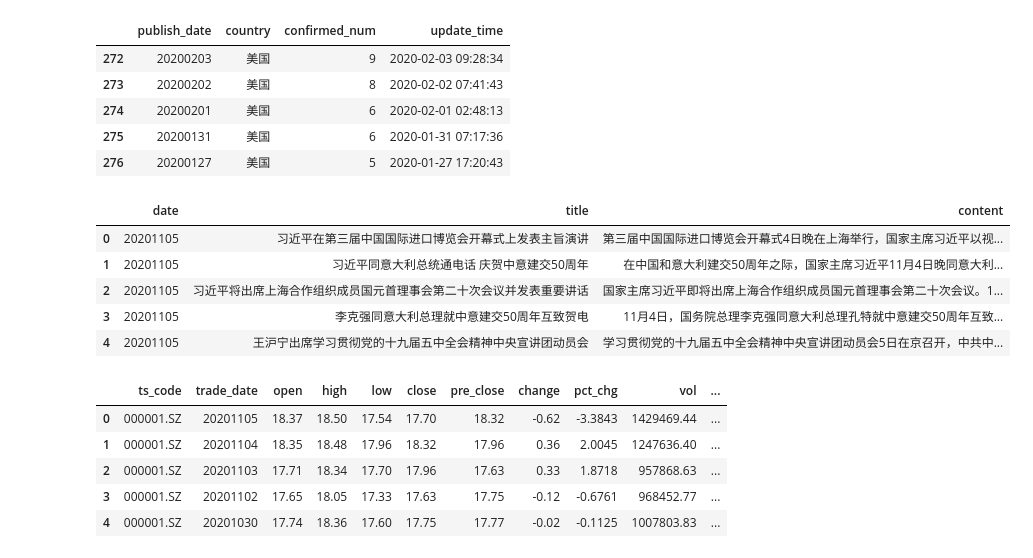
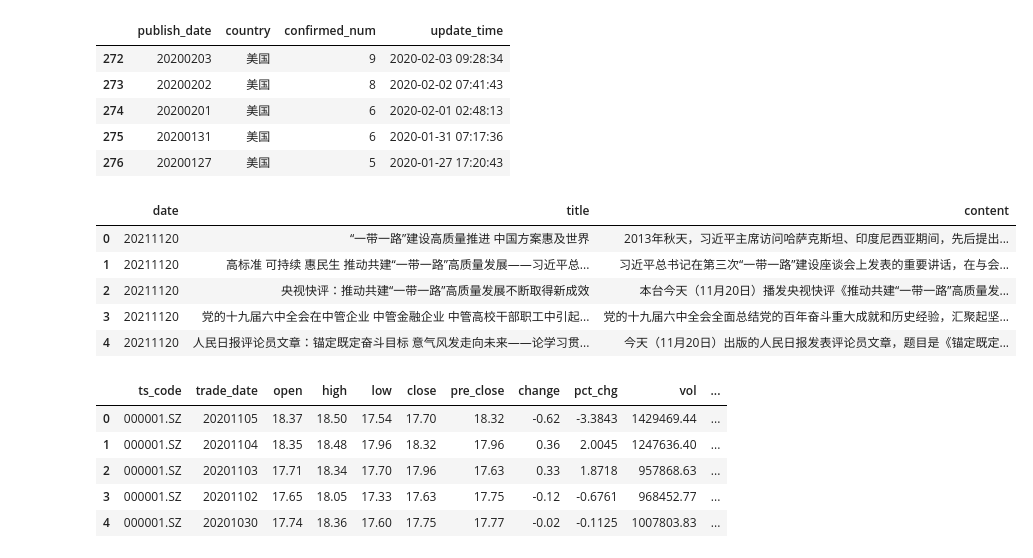
Before and after one commit to xinihe/jrxy_python_course, a Jupyter notebook: DataSession/API_and_Data_Retrieval.ipynb, the cells around one changed output. Drawn from its saved outputs; the diff is of its cells as text; code cells hidden in the pictures.

```diff
--- a/DataSession/API_and_Data_Retrieval.ipynb
+++ b/DataSession/API_and_Data_Retrieval.ipynb
@@ -200,11 +191,8 @@ for r in res:
 tushare.pro
 # %%
 import tushare as ts
+import getpass
 
-tushare_token = '1c8b06446534ae510c8c68e38fc248b99f89ac3814cb55645ae2be72'  # 请在 tushare.pro 网站注册并且告知学生身份，可以取得你的token
+tushare_token = getpass.getpass("Please input the token：  ")
 pro = ts.pro_api(tushare_token)
-
-
-df = pro.fund_company()
-df.head()
 # %% [output]
@@ -235,15 +228,15 @@ df.tail()
 | 275 | 20200131 | 美国 | 6 | 2020-01-31 07:17:36 |
 | 276 | 20200127 | 美国 | 5 | 2020-01-27 17:20:43 |
 # %%
-df = pro.cctv_news(date='20201105')
+df = pro.cctv_news(date='20211120')
 df.head()
 # %% [output]
 |  | date | title | content |
-| 0 | 20201105 | 习近平在第三届中国国际进口博览会开幕式上发表主旨演讲 | 第三届中国国际进口博览会开幕式4日晚在上海举行，国家主席习近平以视... |
-| 1 | 20201105 | 习近平同意大利总统通电话 庆贺中意建交50周年 | 在中国和意大利建交50周年之际，国家主席习近平11月4日晚同意大利... |
-| 2 | 20201105 | 习近平将出席上海合作组织成员国元首理事会第二十次会议并发表重要讲话 | 国家主席习近平即将出席上海合作组织成员国元首理事会第二十次会议。1... |
-| 3 | 20201105 | 李克强同意大利总理就中意建交50周年互致贺电 | 11月4日，国务院总理李克强同意大利总理孔特就中意建交50周年互致... |
-| 4 | 20201105 | 王沪宁出席学习贯彻党的十九届五中全会精神中央宣讲团动员会 | 学习贯彻党的十九届五中全会精神中央宣讲团动员会5日在京召开，中共中... |
+| 0 | 20211120 | “一带一路”建设高质量推进 中国方案惠及世界 | 2013年秋天，习近平主席访问哈萨克斯坦、印度尼西亚期间，先后提出... |
+| 1 | 20211120 | 高标准 可持续 惠民生 推动共建“一带一路”高质量发展——习近平总... | 习近平总书记在第三次“一带一路”建设座谈会上发表的重要讲话，在与会... |
+| 2 | 20211120 | 央视快评：推动共建“一带一路”高质量发展不断取得新成效 | 本台今天（11月20日）播发央视快评《推动共建“一带一路”高质量发... |
+| 3 | 20211120 | 党的十九届六中全会在中管企业 中管金融企业 中管高校干部职工中引起... | 党的十九届六中全会全面总结党的百年奋斗重大成就和历史经验，汇聚起坚... |
+| 4 | 20211120 | 人民日报评论员文章：锚定既定奋斗目标 意气风发走向未来——论学习贯... | 今天（11月20日）出版的人民日报发表评论员文章，题目是《锚定既定... |
 # %%
 df = pro.daily(ts_code='000001.SZ', start_date='20200701', end_date='20201105')
 df.head()
```
Also changed, not shown: parts of 6 cells of this notebook, 10 other files.
